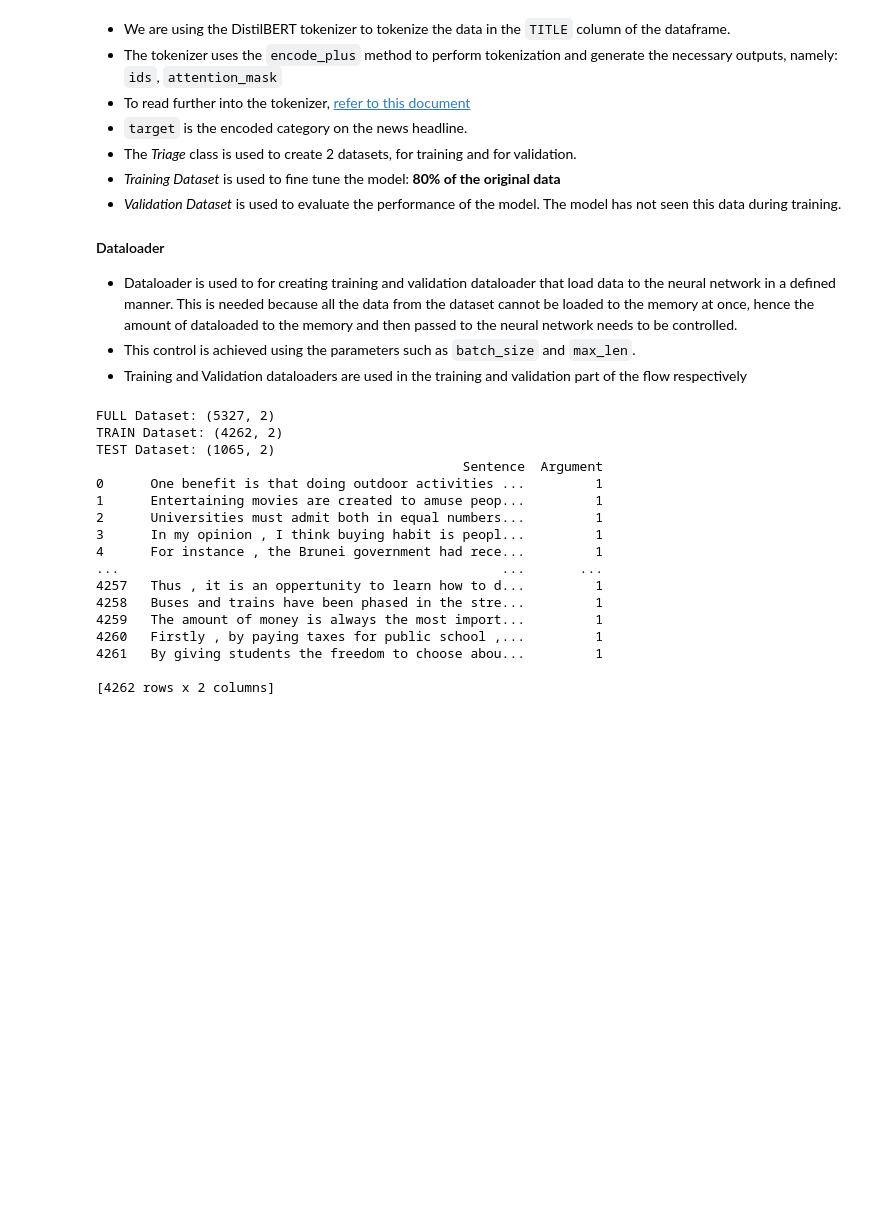
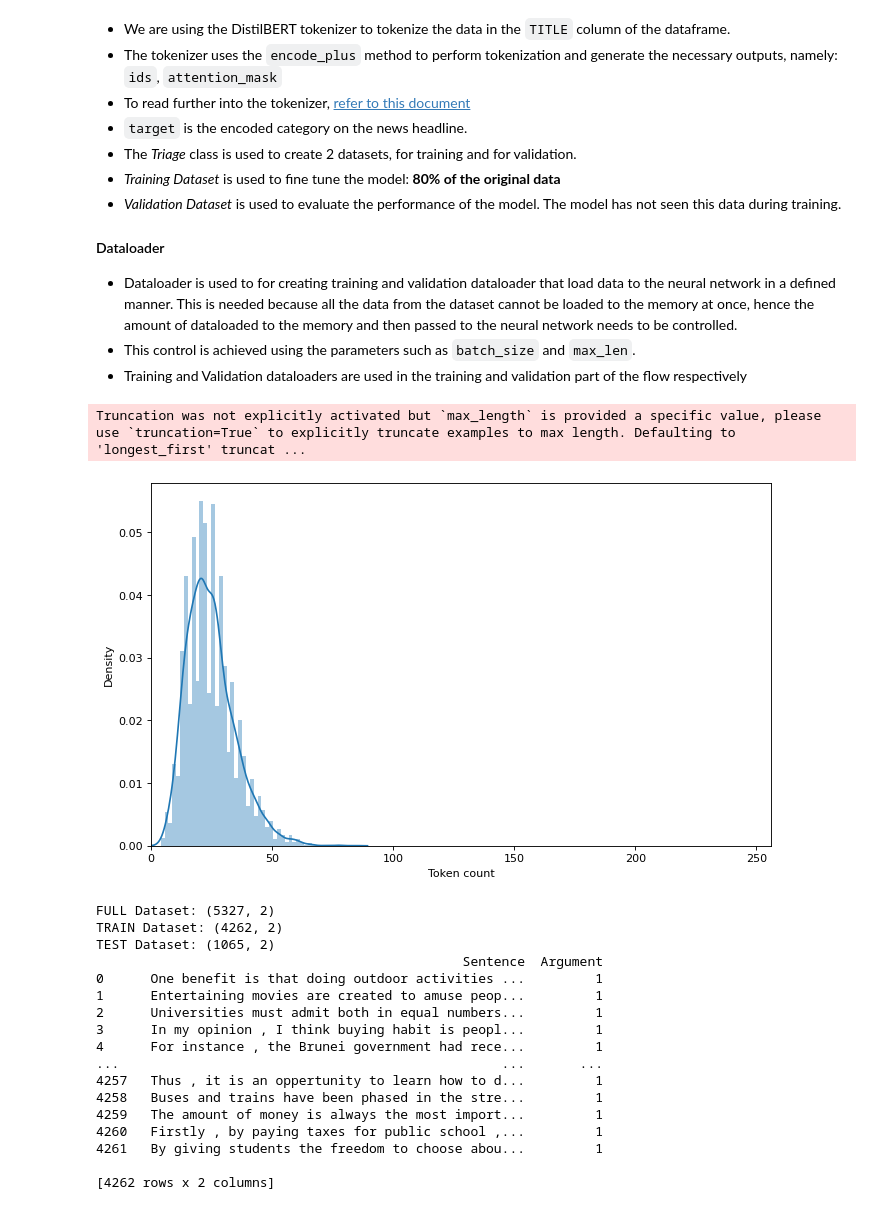
Before and after one commit to tamva/Thesis-Argument-Mining-Transfer-Learning, a Jupyter notebook: transformers_classification.ipynb, the cells around one changed output. Drawn from its saved outputs; the diff is of its cells as text; code cells hidden in the pictures; blank space fills up the shorter version.

```diff
--- a/transformers_classification.ipynb
+++ b/transformers_classification.ipynb
@@ -148,3 +132,19 @@ tokenizer = BertTokenizer.from_pretrained('bert-base-multilingual-cased')
+# %%
+token_lens = []
+
+for txt in df['Sentence']:
+  tokens = tokenizer.encode(txt, max_length=512)
+  token_lens.append(len(tokens))
+# %% [output]
+Truncation was not explicitly activated but `max_length` is provided a specific value, please use `truncation=True` to explicitly truncate examples to max length. Defaulting to 'longest_first' truncat ...
+# %%
+
+plt.figure(num=None, figsize=(10, 6), dpi=80, facecolor='w', edgecolor='k')
+sns.distplot(token_lens)
+plt.xlim([0, 256]);
+plt.xlabel('Token count');
+# %% [output]
+[figure, added]
 # %%
 class Triage(Dataset):
     def __init__(self, dataframe, tokenizer, max_len):
```
Also changed, not shown: parts of 18 cells of this notebook.
